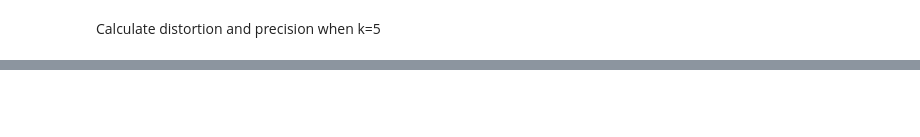
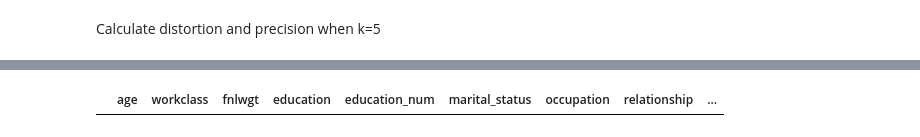
Before and after one commit to autrin/k-anonymity_l-diversity, a Jupyter notebook: hw1-2-diversity.ipynb, the cells around one changed output, grey strips where cells are left out. Drawn from its saved outputs; the diff is of its cells as text; code cells hidden in the pictures; blank space fills up the shorter version.

```diff
--- a/hw1-2-diversity.ipynb
+++ b/hw1-2-diversity.ipynb
@@ -1058,0 +1033,21 @@ generalized_data_gt_50k_adjusted
+# %%
+def remove_records_at_max_generalization(data, generalization_levels, max_generalization):
+    """
+    Remove records where the attribute's generalization level has reached its maximum and still fails the criteria.
+
+    :param data: pandas DataFrame
+    :param generalization_levels: dictionary of current generalization levels
+    :param max_generalization: maximum generalization level dictionary
+    :return: pandas DataFrame with specific records removed
+    """
+    condition = pd.Series([False] * len(data), index=data.index)
+    for attribute, max_level in max_generalization.items():
+        condition |= (generalization_levels[attribute] >= max_level)
+
+    return data[~condition].reset_index(drop=True)
+# %%
+filtered_data = remove_records_at_max_generalization(l_recursive_data_c_point5.copy(), generalization_levels_recursive_data_c_point5, hierarchy_depths)
+# %%
+filtered_data
+# %% [output]
+|  | age | workclass | fnlwgt | education | education_num | marital_status | occupation | relationship | ... |
```
Also changed, not shown: parts of 27 cells of this notebook.
